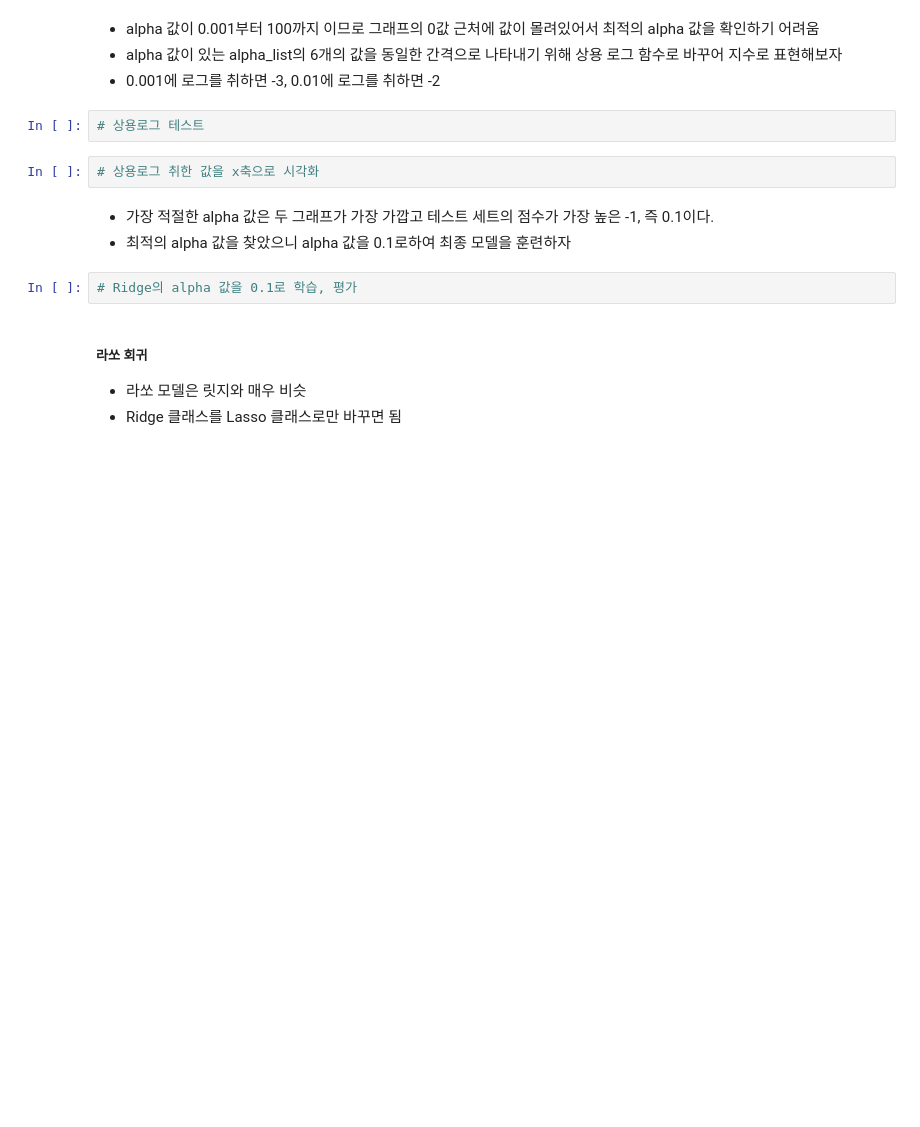
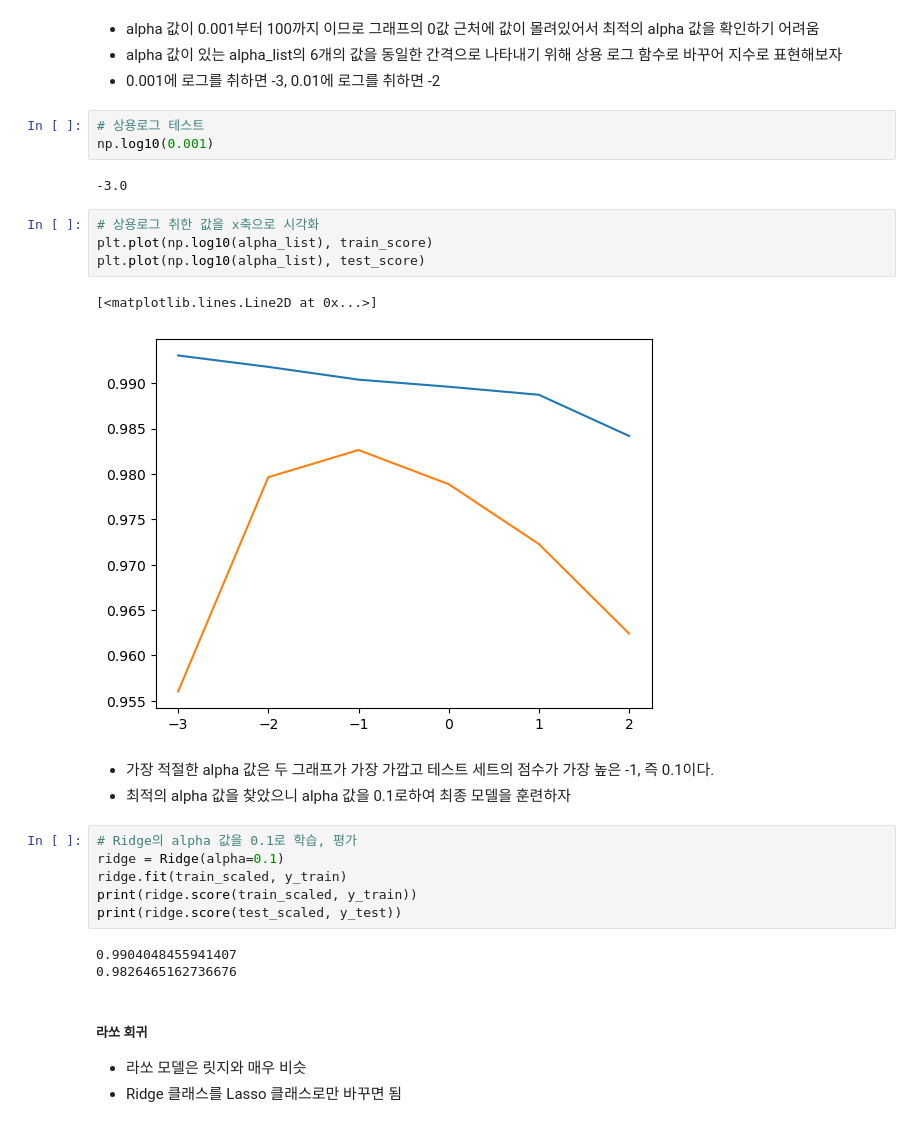
Before and after one commit to KIM-YONG-HA/PYTHON101, a Jupyter notebook: machineLearning/d250210_multiple_Regression.ipynb, the cells around one changed output. Drawn from its saved outputs; the diff is of its cells as text; blank space fills up the shorter version.

```diff
--- a/machineLearning/d250210_multiple_Regression.ipynb
+++ b/machineLearning/d250210_multiple_Regression.ipynb
@@ -207,13 +284,28 @@ lr.score(test_poly, y_test)
 - 0.001에 로그를 취하면 -3, 0.01에 로그를 취하면 -2
 # %%
 # 상용로그 테스트
+np.log10(0.001)
+# %% [output]
+-3.0
 # %%
 # 상용로그 취한 값을 x축으로 시각화
+plt.plot(np.log10(alpha_list), train_score)
+plt.plot(np.log10(alpha_list), test_score)
+# %% [output]
+[<matplotlib.lines.Line2D at 0x...>]
+[figure, added]
 # %% [markdown]
 - 가장 적절한 alpha 값은 두 그래프가 가장 가깝고 테스트 세트의 점수가 가장 높은 -1, 즉 0.1이다.
 - 최적의 alpha 값을 찾았으니 alpha 값을 0.1로하여 최종 모델을 훈련하자
 # %%
 # Ridge의 alpha 값을 0.1로 학습, 평가
+ridge = Ridge(alpha=0.1)
+ridge.fit(train_scaled, y_train)
+print(ridge.score(train_scaled, y_train))
+print(ridge.score(test_scaled, y_test))
+# %% [output]
+0.9904048455941407
+0.9826465162736676
 # %% [markdown]
 ##### 라쏘 회귀
 - 라쏘 모델은 릿지와 매우 비슷
```
Also changed, not shown: parts of 18 cells of this notebook.
